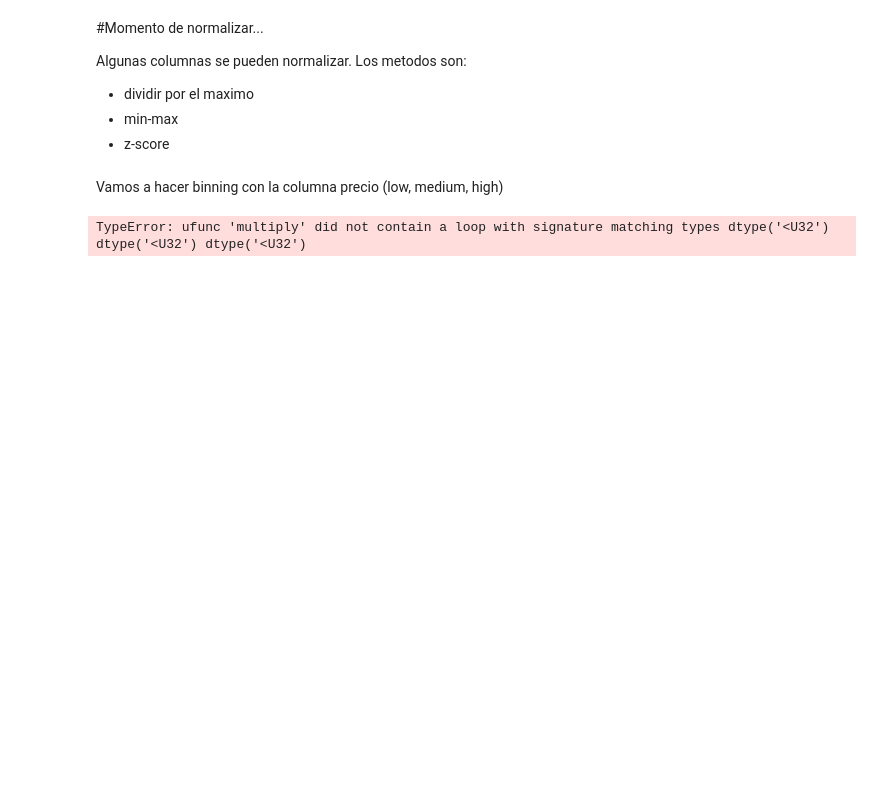
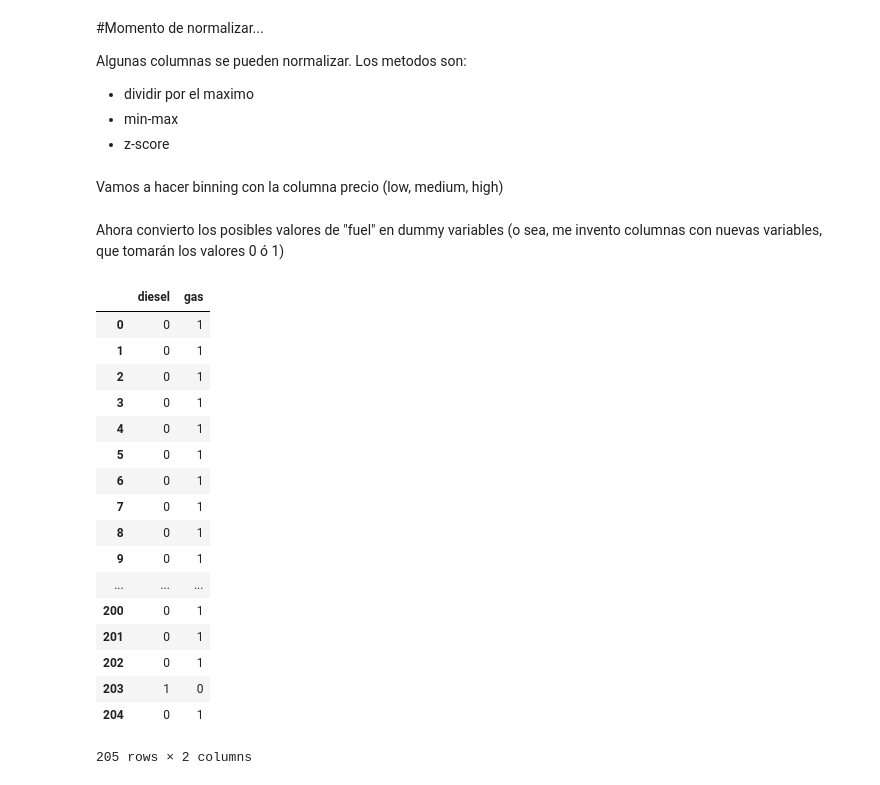
Before and after one commit to ger-velazquez/Curso_DS, a Jupyter notebook: AnalyzingData/Emprolijando datos.ipynb, the cells around one changed output. Cells and saved outputs as stored; diff of their text form; code cells hidden in the pictures; blank space fills up the shorter version.

Commit message:
arreglo la interpretacion de la columna price, y creo dummy variables para fuel-type

```diff
--- a/AnalyzingData/Emprolijando datos.ipynb
+++ b/AnalyzingData/Emprolijando datos.ipynb
@@ -170,6 +170,5 @@ price                  object
 dtype: object
 # %%
 #df[ df.price.apply(lambda x: x.isnumeric()) ].set_index("price")
-#df["price"] = df["price"].astype("int")
-#df["price"].replace("?",0, inplace=True)
-#df["price"] = df["price"].astype("int")
+df["price"].replace("?",0, inplace=True)
+df["price"] = df["price"].astype("int")
@@ -198,6 +195,28 @@ bins = np.linspace(min(df["price"]), max(df["price"]),4)
 #defino los grupos que quiero crear
 groups = ["Low","Medium","High"]
 #agrego la columna con los grupos, usando la funcion cut
-#df["price-binned"] = pd.cut(df["price"],bins,labels=groups,include_lowest=True)
+df["price-binned"] = pd.cut(df["price"],bins,labels=groups,include_lowest=True)
-# %% [output]
-TypeError: ufunc 'multiply' did not contain a loop with signature matching types dtype('<U32') dtype('<U32') dtype('<U32')
+# %% [markdown]
+Ahora convierto los posibles valores de "fuel" en dummy variables
+(o sea, me invento columnas con nuevas variables, que tomarán los valores 0 ó 1)
+# %%
+pd.get_dummies(df['fuel-type'])
+# %% [output]
+|  | diesel | gas |
+| 0 | 0 | 1 |
+| 1 | 0 | 1 |
+| 2 | 0 | 1 |
+| 3 | 0 | 1 |
+| 4 | 0 | 1 |
+| 5 | 0 | 1 |
+| 6 | 0 | 1 |
+| 7 | 0 | 1 |
+| 8 | 0 | 1 |
+| 9 | 0 | 1 |
+| ... | ... | ... |
+| 200 | 0 | 1 |
+| 201 | 0 | 1 |
+| 202 | 0 | 1 |
+| 203 | 1 | 0 |
+| 204 | 0 | 1 |
+205 rows × 2 columns
```
Also changed, not shown: parts of 2 cells of this notebook.
